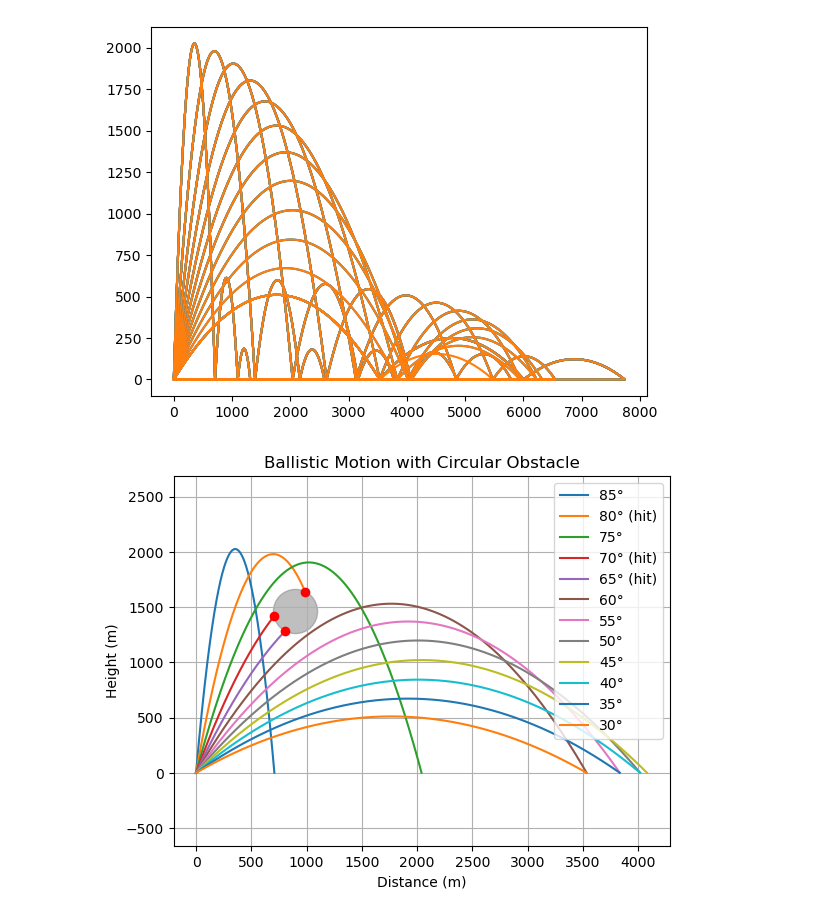
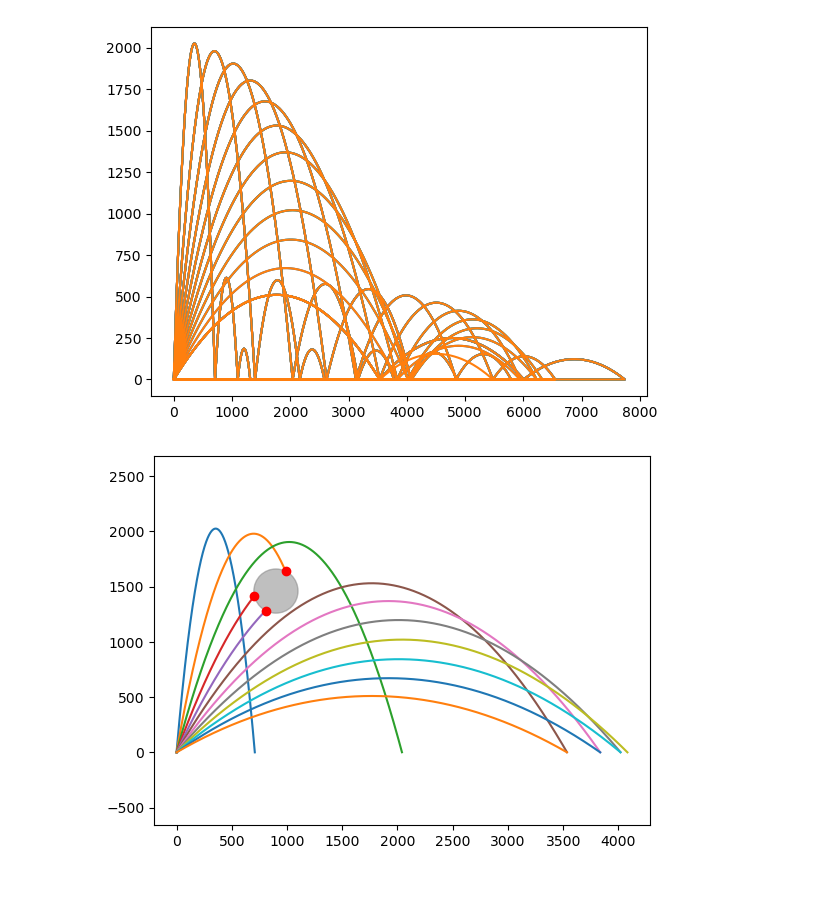
Before and after one commit to egle-git/Coffea_for_FCC, a Jupyter notebook: Ballistic_Motion.ipynb, the cells around one changed output. Drawn from its saved outputs; the diff is of its cells as text; code cells hidden in the pictures; blank space fills up the shorter version.

```diff
--- a/Ballistic_Motion.ipynb
+++ b/Ballistic_Motion.ipynb
@@ -55,48 +55,34 @@ plt.show()
 # %%
 import numpy as np
 import matplotlib.pyplot as plt
 import math
 
 v0 = 200
 g = 9.8
-obstacle_center = (900, 1460)  # (x, y) position of circular obstacle
-obstacle_radius = 200          # radius of the obstacle
+obstacle_center = (900, 1460)
+obstacle_radius = 200
 
 for angle in range(85, 25, -5):
     theta = math.radians(angle)
     v0x = v0 * math.cos(theta)
     v0y = v0 * math.sin(theta)
-
     t = np.arange(0, 100, 0.01)
     x = v0x * t
     y = v0y * t - 0.5 * g * t**2
-
-    # Check for collision with the obstacle
     distance = np.sqrt((x - obstacle_center[0])**2 + (y - obstacle_center[1])**2)
     hit_indices = np.where(distance <= obstacle_radius)[0]
-
     if len(hit_indices) > 0:
-        # Cut trajectory at first collision point
         idx = hit_indices[0]
         x = x[:idx+1]
         y = y[:idx+1]
-        plt.plot(x, y, label=f"{angle}° (hit)")
-        plt.plot(x[-1], y[-1], 'ro')  # mark collision point
+        plt.plot(x, y)
+        plt.plot(x[-1], y[-1], 'ro')
     else:
-        # Normal full trajectory (until it hits the ground)
         valid = y >= 0
         plt.plot(x[valid], y[valid], label=f"{angle}°")
-
-# Draw the obstacle
 circle = plt.Circle(obstacle_center, obstacle_radius, color='gray', alpha=0.5)
 plt.gca().add_patch(circle)
-
-plt.xlabel('Distance (m)')
-plt.ylabel('Height (m)')
-plt.title('Ballistic Motion with Circular Obstacle')
-plt.grid(True)
 plt.axis('equal')
-plt.legend()
 plt.show()
 # %% [output]
-[figure, old version]
+[figure, new version]
```
